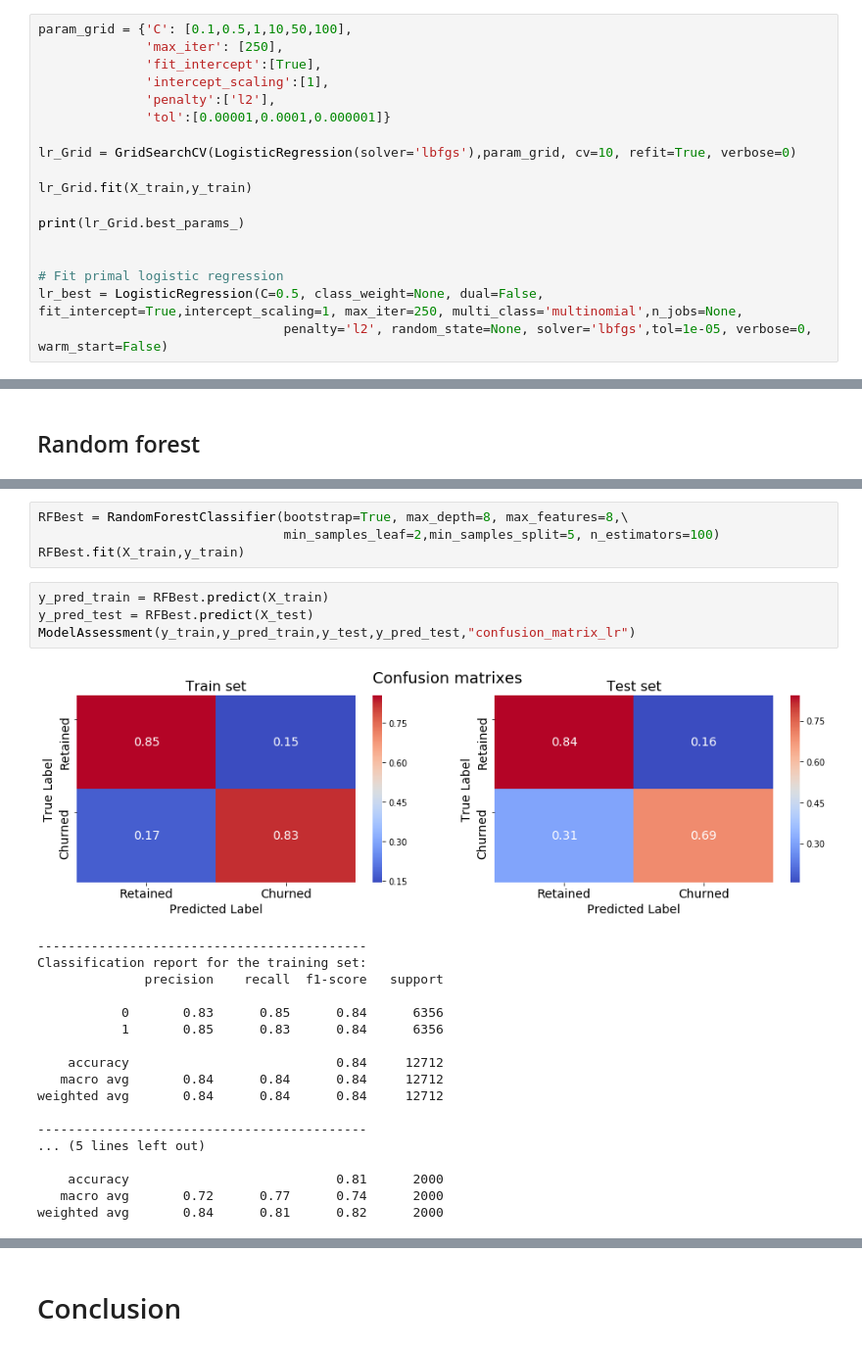
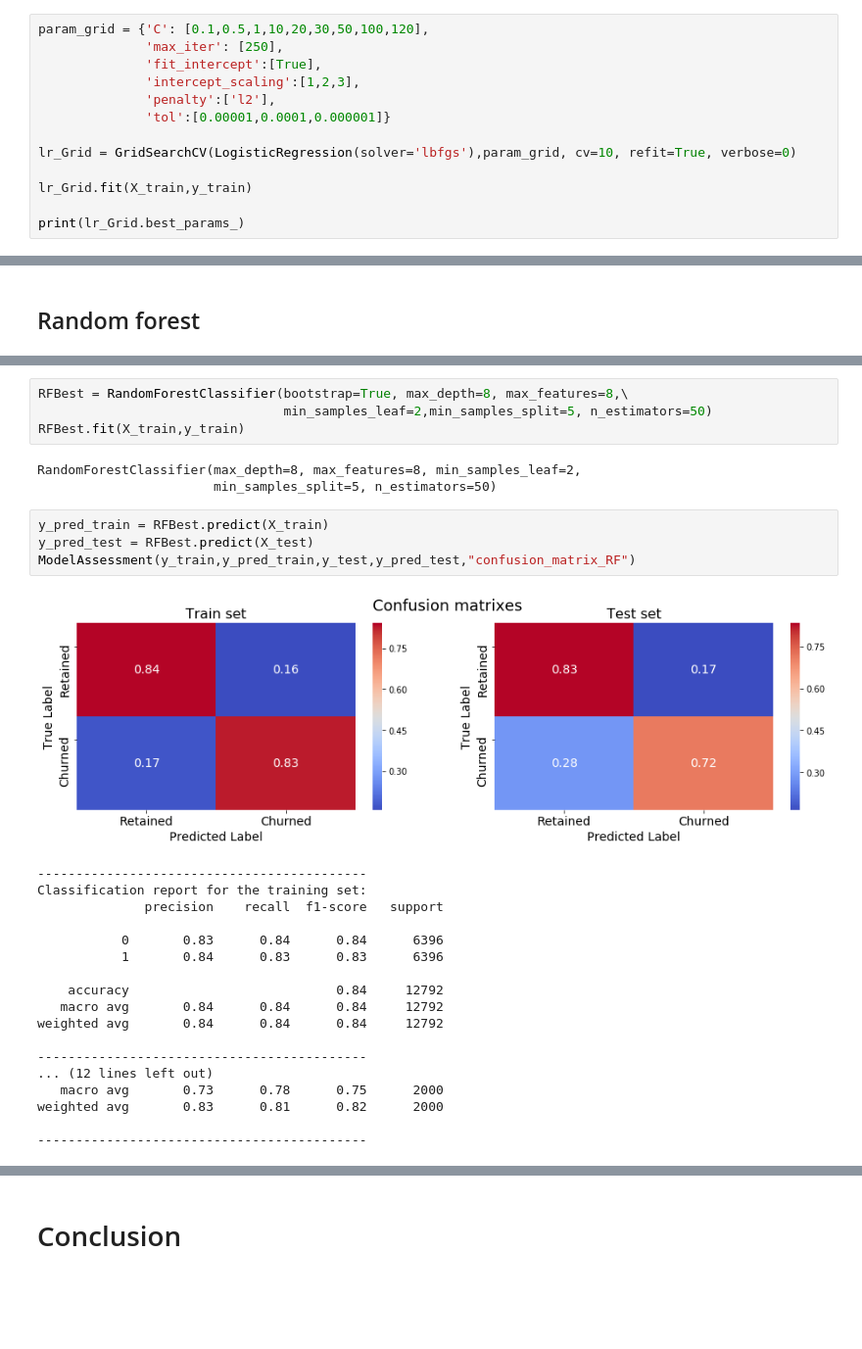
Before and after one commit to Moutoussamy/BankCustomersChurnPred, a Jupyter notebook: BankCustomersChurnPred.ipynb, the cells around one changed output, grey strips where cells are left out. Shown at 98% size. Drawn from its saved outputs; the diff is of its cells as text; blank space fills up the shorter version.

```diff
--- a/BankCustomersChurnPred.ipynb
+++ b/BankCustomersChurnPred.ipynb
@@ -554,10 +558,10 @@ Name: Exited, dtype: int64
 # %% [markdown]
 ## Logistic regression
 # %%
-param_grid = {'C': [0.1,0.5,1,10,50,100],
+param_grid = {'C': [0.1,0.5,1,10,20,30,50,100,120],
               'max_iter': [250],
               'fit_intercept':[True],
-              'intercept_scaling':[1],
+              'intercept_scaling':[1,2,3],
               'penalty':['l2'],
               'tol':[0.00001,0.0001,0.000001]}
 
@@ -566,10 +570,5 @@ lr_Grid = GridSearchCV(LogisticRegression(solver='lbfgs'),param_grid, cv=10, ref
 lr_Grid.fit(X_train,y_train)
 
 print(lr_Grid.best_params_)
-
-
-# Fit primal logistic regression
-lr_best = LogisticRegression(C=0.5, class_weight=None, dual=False, fit_intercept=True,intercept_scaling=1, max_iter=250, multi_class='multinomial',n_jobs=None,
-                                penalty='l2', random_state=None, solver='lbfgs',tol=1e-05, verbose=0, warm_start=False)
 # %% [output]
 {'C': 0.5, 'fit_intercept': True, 'intercept_scaling': 1, 'max_iter': 250, 'penalty': 'l2', 'tol': 1e-05}
@@ -620,27 +624,30 @@ print(RFgrid.best_params_)
 # %%
 RFBest = RandomForestClassifier(bootstrap=True, max_depth=8, max_features=8,\
-                                min_samples_leaf=2,min_samples_split=5, n_estimators=100)
+                                min_samples_leaf=2,min_samples_split=5, n_estimators=50)
 RFBest.fit(X_train,y_train)
+# %% [output]
+RandomForestClassifier(max_depth=8, max_features=8, min_samples_leaf=2,
+                       min_samples_split=5, n_estimators=50)
 # %%
 y_pred_train = RFBest.predict(X_train)
 y_pred_test = RFBest.predict(X_test)
-ModelAssessment(y_train,y_pred_train,y_test,y_pred_test,"confusion_matrix_lr")
+ModelAssessment(y_train,y_pred_train,y_test,y_pred_test,"confusion_matrix_RF")
 # %% [output]
-[figure, old version]
+[figure, new version]
 -------------------------------------------
 Classification report for the training set:
               precision    recall  f1-score   support
 
-           0       0.83      0.85      0.84      6356
-           1       0.85      0.83      0.84      6356
+           0       0.83      0.84      0.84      6396
+           1       0.84      0.83      0.83      6396
 
-    accuracy                           0.84     12712
-   macro avg       0.84      0.84      0.84     12712
-weighted avg       0.84      0.84      0.84     12712
+    accuracy                           0.84     12792
+   macro avg       0.84      0.84      0.84     12792
+weighted avg       0.84      0.84      0.84     12792
 
 -------------------------------------------
-... (5 lines left out)
+... (12 lines left out)
+   macro avg       0.73      0.78      0.75      2000
+weighted avg       0.83      0.81      0.82      2000
 
-    accuracy                           0.81      2000
-   macro avg       0.72      0.77      0.74      2000
-weighted avg       0.84      0.81      0.82      2000
+-------------------------------------------
```
Also changed, not shown: parts of 8 cells of this notebook, 4 other files.
